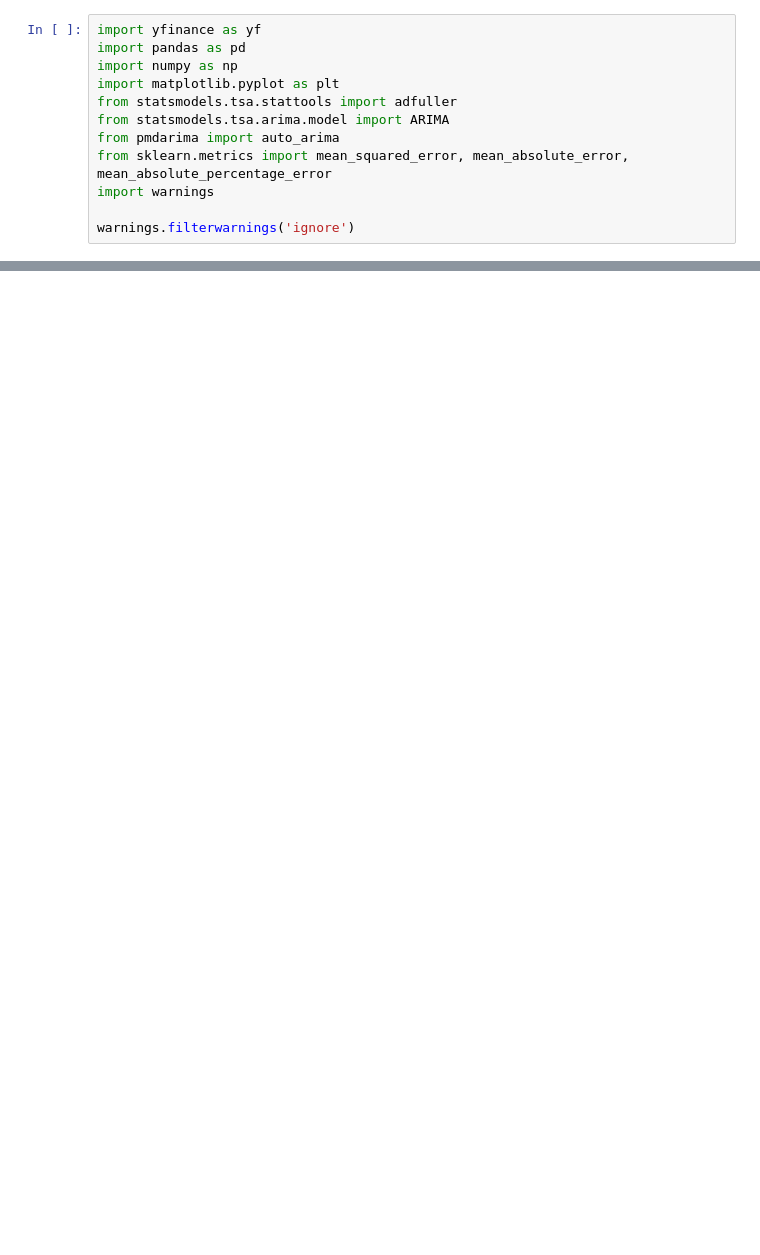
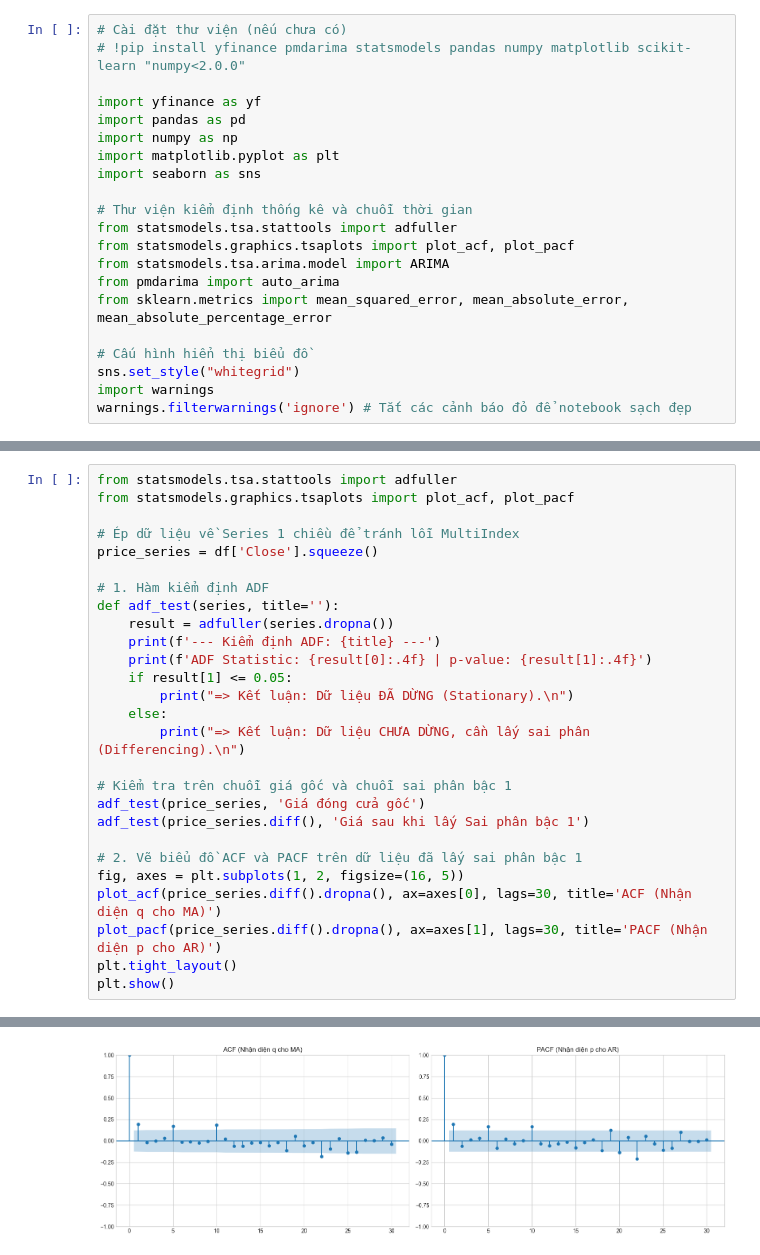
Before and after one commit to haidang2425/VIC-time-series-stock-prediction, a Jupyter notebook: notebooks/VIC_Stock_ARIMA_Analysis.ipynb, the cells around one changed output, grey strips where cells are left out. Drawn from its saved outputs; the diff is of its cells as text; blank space fills up the shorter version.

```diff
--- a/notebooks/VIC_Stock_ARIMA_Analysis.ipynb
+++ b/notebooks/VIC_Stock_ARIMA_Analysis.ipynb
@@ -1,12 +13,21 @@
 # %%
+# Cài đặt thư viện (nếu chưa có)
+# !pip install yfinance pmdarima statsmodels pandas numpy matplotlib scikit-learn "numpy<2.0.0"
+
 import yfinance as yf
 import pandas as pd
 import numpy as np
 import matplotlib.pyplot as plt
+import seaborn as sns
+
+# Thư viện kiểm định thống kê và chuỗi thời gian
 from statsmodels.tsa.stattools import adfuller
+from statsmodels.graphics.tsaplots import plot_acf, plot_pacf
 from statsmodels.tsa.arima.model import ARIMA
 from pmdarima import auto_arima
 from sklearn.metrics import mean_squared_error, mean_absolute_error, mean_absolute_percentage_error
+
+# Cấu hình hiển thị biểu đồ
+sns.set_style("whitegrid")
 import warnings
-
-warnings.filterwarnings('ignore')
+warnings.filterwarnings('ignore') # Tắt các cảnh báo đỏ để notebook sạch đẹp
@@ -14,0 +116,28 @@ ValueError: numpy.dtype size changed, may indicate binary incompatibility. Expec
+# %%
+from statsmodels.tsa.stattools import adfuller
+from statsmodels.graphics.tsaplots import plot_acf, plot_pacf
+
+# Ép dữ liệu về Series 1 chiều để tránh lỗi MultiIndex
+price_series = df['Close'].squeeze()
+
+# 1. Hàm kiểm định ADF
+def adf_test(series, title=''):
+    result = adfuller(series.dropna())
+    print(f'--- Kiểm định ADF: {title} ---')
+    print(f'ADF Statistic: {result[0]:.4f} | p-value: {result[1]:.4f}')
+    if result[1] <= 0.05:
+        print("=> Kết luận: Dữ liệu ĐÃ DỪNG (Stationary).\n")
+    else:
+        print("=> Kết luận: Dữ liệu CHƯA DỪNG, cần lấy sai phân (Differencing).\n")
+
+# Kiểm tra trên chuỗi giá gốc và chuỗi sai phân bậc 1
+adf_test(price_series, 'Giá đóng cửa gốc')
+adf_test(price_series.diff(), 'Giá sau khi lấy Sai phân bậc 1')
+
+# 2. Vẽ biểu đồ ACF và PACF trên dữ liệu đã lấy sai phân bậc 1
+fig, axes = plt.subplots(1, 2, figsize=(16, 5))
+plot_acf(price_series.diff().dropna(), ax=axes[0], lags=30, title='ACF (Nhận diện q cho MA)')
+plot_pacf(price_series.diff().dropna(), ax=axes[1], lags=30, title='PACF (Nhận diện p cho AR)')
+plt.tight_layout()
+plt.show()
+# %% [output]
@@ -14,0 +151 @@ ValueError: numpy.dtype size changed, may indicate binary incompatibility. Expec
+[figure, added]
```
Also changed, not shown: parts of 17 cells of this notebook, 2 other files.
